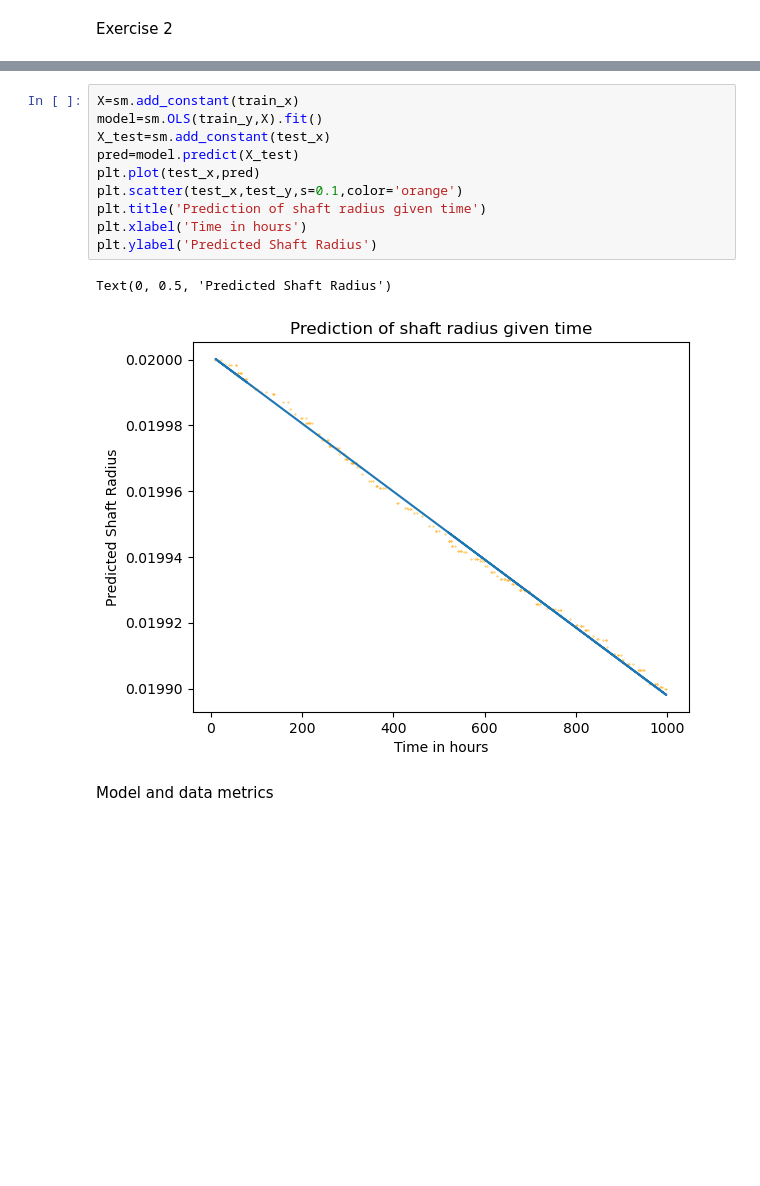
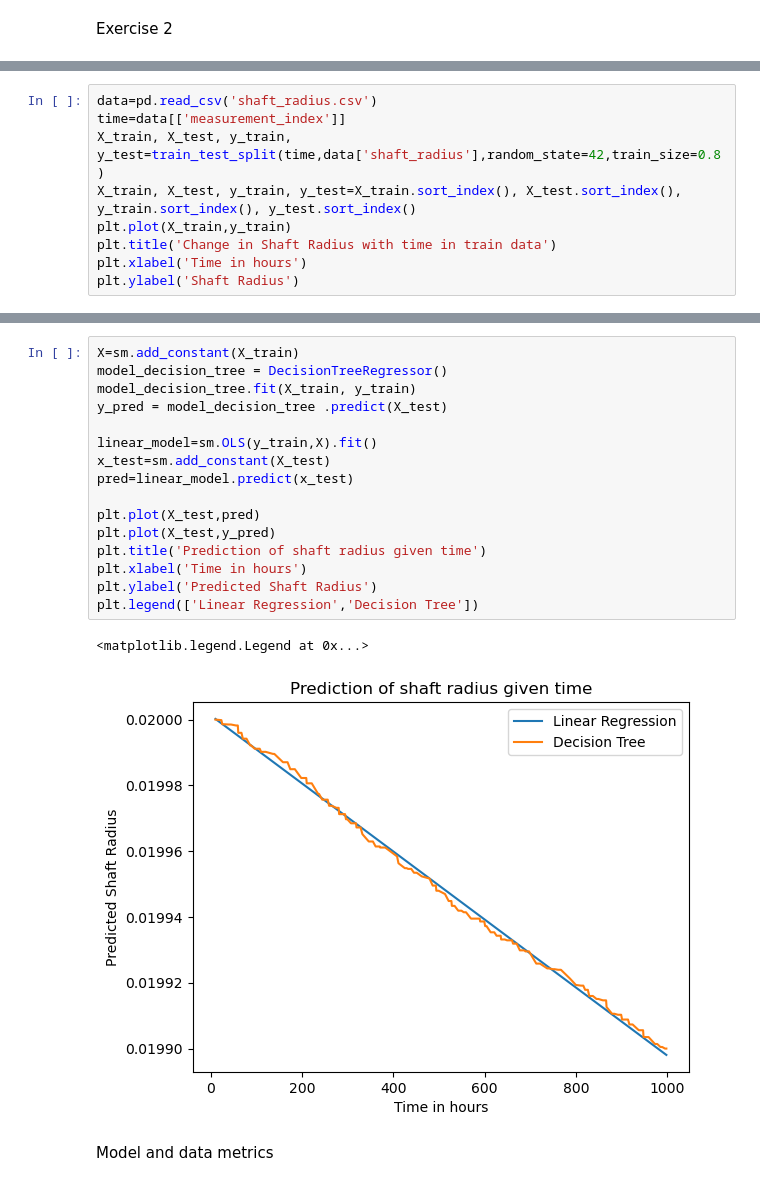
Before and after one commit to KonstantinTheHandsome/DS-Final-Ass, a Jupyter notebook: train/00functions.ipynb, the cells around one changed output, grey strips where cells are left out. Drawn from its saved outputs; the diff is of its cells as text; blank space fills up the shorter version.

```diff
--- a/train/00functions.ipynb
+++ b/train/00functions.ipynb
@@ -140,0 +133,9 @@ plt.scatter(train_x,train_y,s=0.1)
+# %%
+data=pd.read_csv('shaft_radius.csv')
+time=data[['measurement_index']]
+X_train, X_test, y_train, y_test=train_test_split(time,data['shaft_radius'],random_state=42,train_size=0.8)
+X_train, X_test, y_train, y_test=X_train.sort_index(), X_test.sort_index(), y_train.sort_index(), y_test.sort_index()
+plt.plot(X_train,y_train)
+plt.title('Change in Shaft Radius with time in train data')
+plt.xlabel('Time in hours')
+plt.ylabel('Shaft Radius')
@@ -141,15 +145,21 @@ plt.scatter(train_x,train_y,s=0.1)
 # %%
-X=sm.add_constant(train_x)
-model=sm.OLS(train_y,X).fit()
-X_test=sm.add_constant(test_x)
-pred=model.predict(X_test)
-plt.plot(test_x,pred)
-plt.scatter(test_x,test_y,s=0.1,color='orange')
+X=sm.add_constant(X_train)
+model_decision_tree = DecisionTreeRegressor()
+model_decision_tree.fit(X_train, y_train)
+y_pred = model_decision_tree .predict(X_test)
+
+linear_model=sm.OLS(y_train,X).fit()
+x_test=sm.add_constant(X_test)
+pred=linear_model.predict(x_test)
+
+plt.plot(X_test,pred)
+plt.plot(X_test,y_pred)
 plt.title('Prediction of shaft radius given time')
 plt.xlabel('Time in hours')
 plt.ylabel('Predicted Shaft Radius')
+plt.legend(['Linear Regression','Decision Tree'])
 # %% [output]
-Text(0, 0.5, 'Predicted Shaft Radius')
+<matplotlib.legend.Legend at 0x...>
-[figure, old version]
+[figure, new version]
 # %% [markdown]
 Model and data metrics
```
Also changed, not shown: parts of 7 cells of this notebook, 1 other file.
